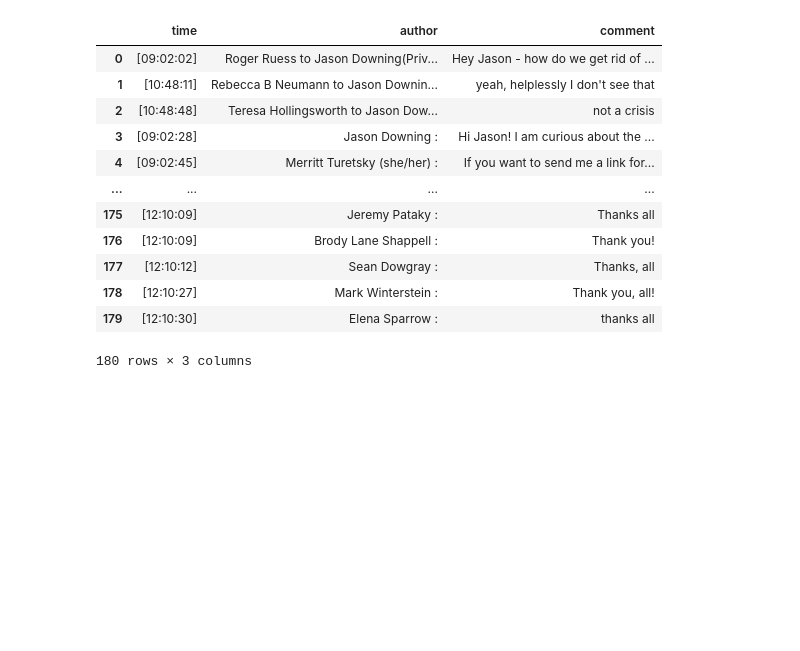
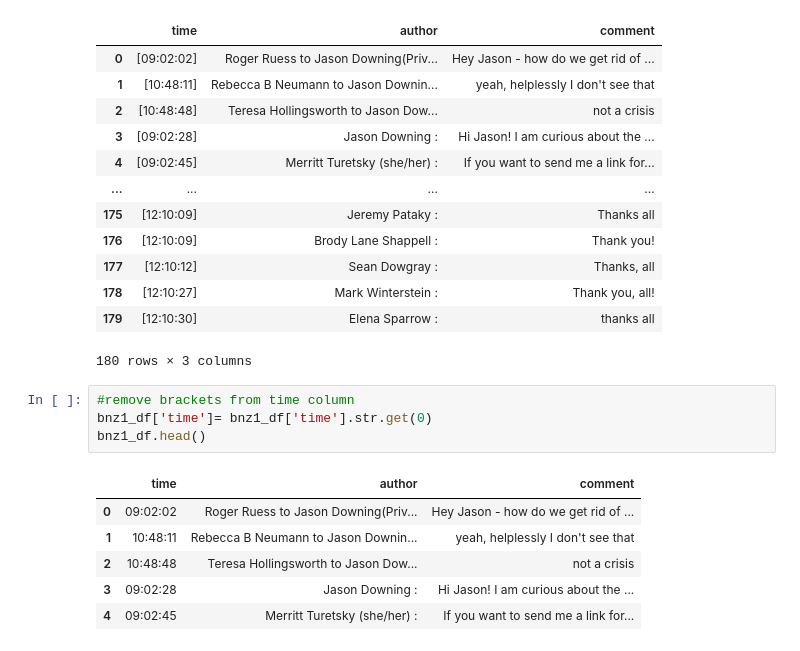
Before and after one commit to LVParkinson/BNZ_2020_ZoomNLP, a Jupyter notebook: Zoom_NLP.ipynb, the cells around one changed output. Cells and saved outputs as stored; diff of their text form; blank space fills up the shorter version.

Commit message:
clean dataframe

```diff
--- a/Zoom_NLP.ipynb
+++ b/Zoom_NLP.ipynb
@@ -194,3 +163,14 @@ bnz1_df
 | 178 | [12:10:27] | Mark Winterstein : | Thank you, all! |
 | 179 | [12:10:30] | Elena Sparrow : | thanks all |
 180 rows × 3 columns
+# %%
+#remove brackets from time column
+bnz1_df['time']= bnz1_df['time'].str.get(0)
+bnz1_df.head()
+# %% [output]
+|  | time | author | comment |
+| 0 | 09:02:02 | Roger Ruess to Jason Downing(Priv... | Hey Jason - how do we get rid of ... |
+| 1 | 10:48:11 | Rebecca B Neumann to Jason Downin... | yeah, helplessly I don't see that |
+| 2 | 10:48:48 | Teresa Hollingsworth to Jason Dow... | not a crisis |
+| 3 | 09:02:28 | Jason Downing : | Hi Jason! I am curious about the ... |
+| 4 | 09:02:45 | Merritt Turetsky (she/her) : | If you want to send me a link for... |
```
Also changed, not shown: parts of 6 cells of this notebook.
